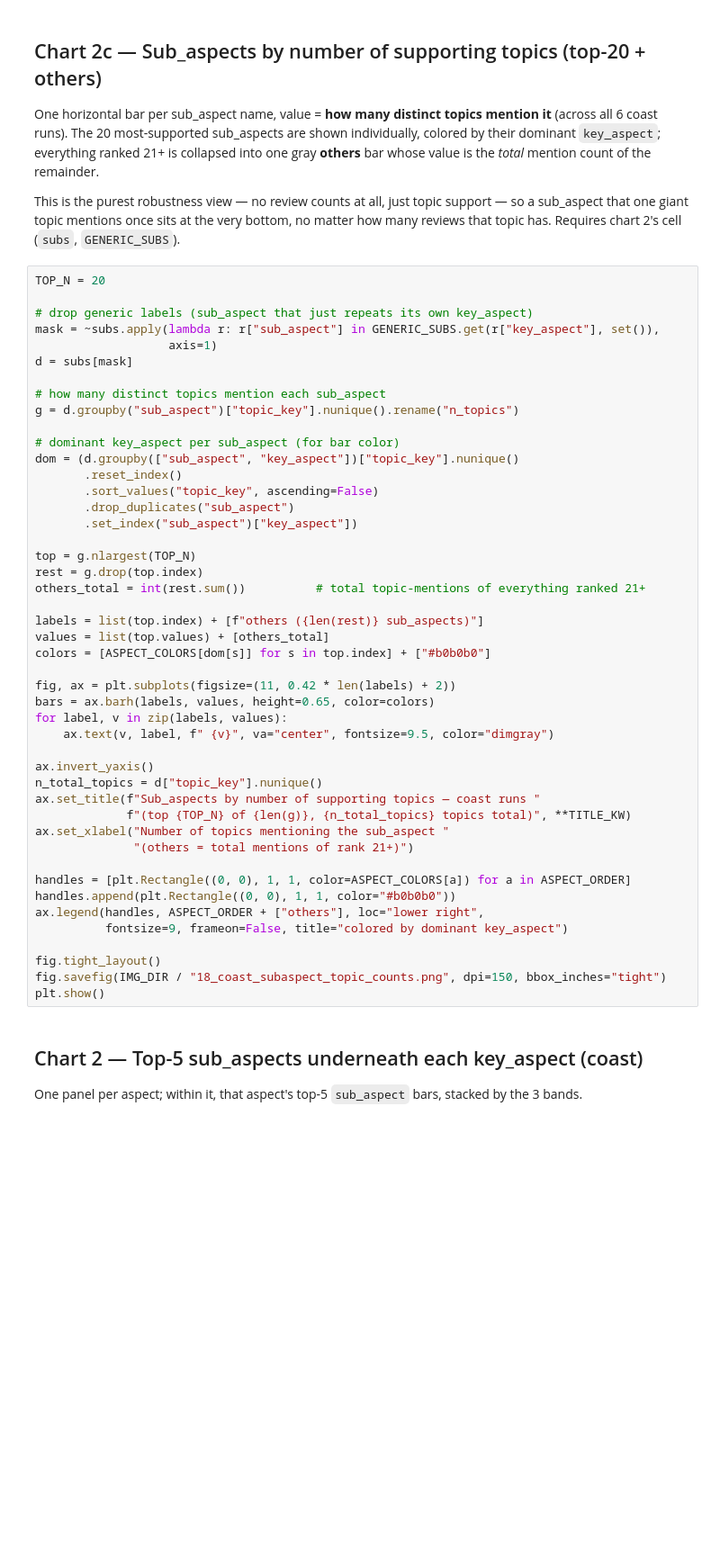
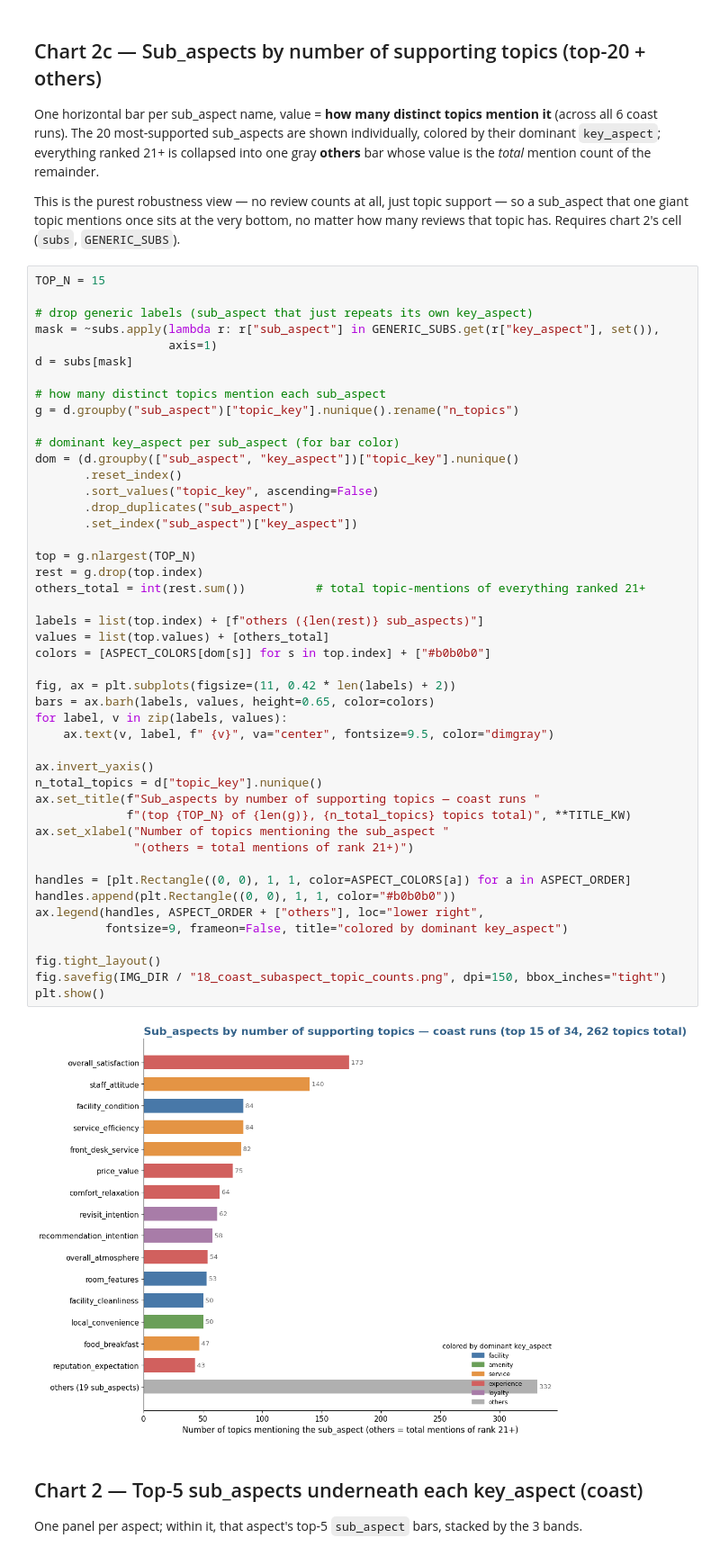
Before and after one commit to quangtiennnn/coastal-hotel, a Jupyter notebook: notebooks/18_aspect_visuals.ipynb, the cells around one changed output. Shown at 90% size. Saved outputs shown, nothing was run; the diff lists cells and outputs as text; blank space fills up the shorter version.

```diff
--- a/notebooks/18_aspect_visuals.ipynb
+++ b/notebooks/18_aspect_visuals.ipynb
@@ -438,7 +459,7 @@ This is the purest robustness view — no review counts at all, just topic suppo
 sub_aspect that one giant topic mentions once sits at the very bottom, no matter how many
 reviews that topic has. Requires chart 2's cell (`subs`, `GENERIC_SUBS`).
 # %%
-TOP_N = 20
+TOP_N = 15
 
 # drop generic labels (sub_aspect that just repeats its own key_aspect)
 mask = ~subs.apply(lambda r: r["sub_aspect"] in GENERIC_SUBS.get(r["key_aspect"], set()),
@@ -456,33 +477,35 @@ dom = (d.groupby(["sub_aspect", "key_aspect"])["topic_key"].nunique()
        .set_index("sub_aspect")["key_aspect"])
 
 top = g.nlargest(TOP_N)
 rest = g.drop(top.index)
 others_total = int(rest.sum())          # total topic-mentions of everything ranked 21+
 
 labels = list(top.index) + [f"others ({len(rest)} sub_aspects)"]
 values = list(top.values) + [others_total]
 colors = [ASPECT_COLORS[dom[s]] for s in top.index] + ["#b0b0b0"]
 
 fig, ax = plt.subplots(figsize=(11, 0.42 * len(labels) + 2))
 bars = ax.barh(labels, values, height=0.65, color=colors)
 for label, v in zip(labels, values):
     ax.text(v, label, f" {v}", va="center", fontsize=9.5, color="dimgray")
 
 ax.invert_yaxis()
 n_total_topics = d["topic_key"].nunique()
 ax.set_title(f"Sub_aspects by number of supporting topics — coast runs "
              f"(top {TOP_N} of {len(g)}, {n_total_topics} topics total)", **TITLE_KW)
 ax.set_xlabel("Number of topics mentioning the sub_aspect "
               "(others = total mentions of rank 21+)")
 
 handles = [plt.Rectangle((0, 0), 1, 1, color=ASPECT_COLORS[a]) for a in ASPECT_ORDER]
 handles.append(plt.Rectangle((0, 0), 1, 1, color="#b0b0b0"))
 ax.legend(handles, ASPECT_ORDER + ["others"], loc="lower right",
           fontsize=9, frameon=False, title="colored by dominant key_aspect")
 
 fig.tight_layout()
 fig.savefig(IMG_DIR / "18_coast_subaspect_topic_counts.png", dpi=150, bbox_inches="tight")
 plt.show()
+# %% [output]
+[figure, added]
 # %% [markdown]
 ## Chart 2 — Top-5 sub_aspects underneath each key_aspect (coast)
 One panel per aspect; within it, that aspect's top-5 `sub_aspect` bars, stacked by the 3 bands.
```
Also changed, not shown: parts of 13 cells of this notebook, 29 other files.
